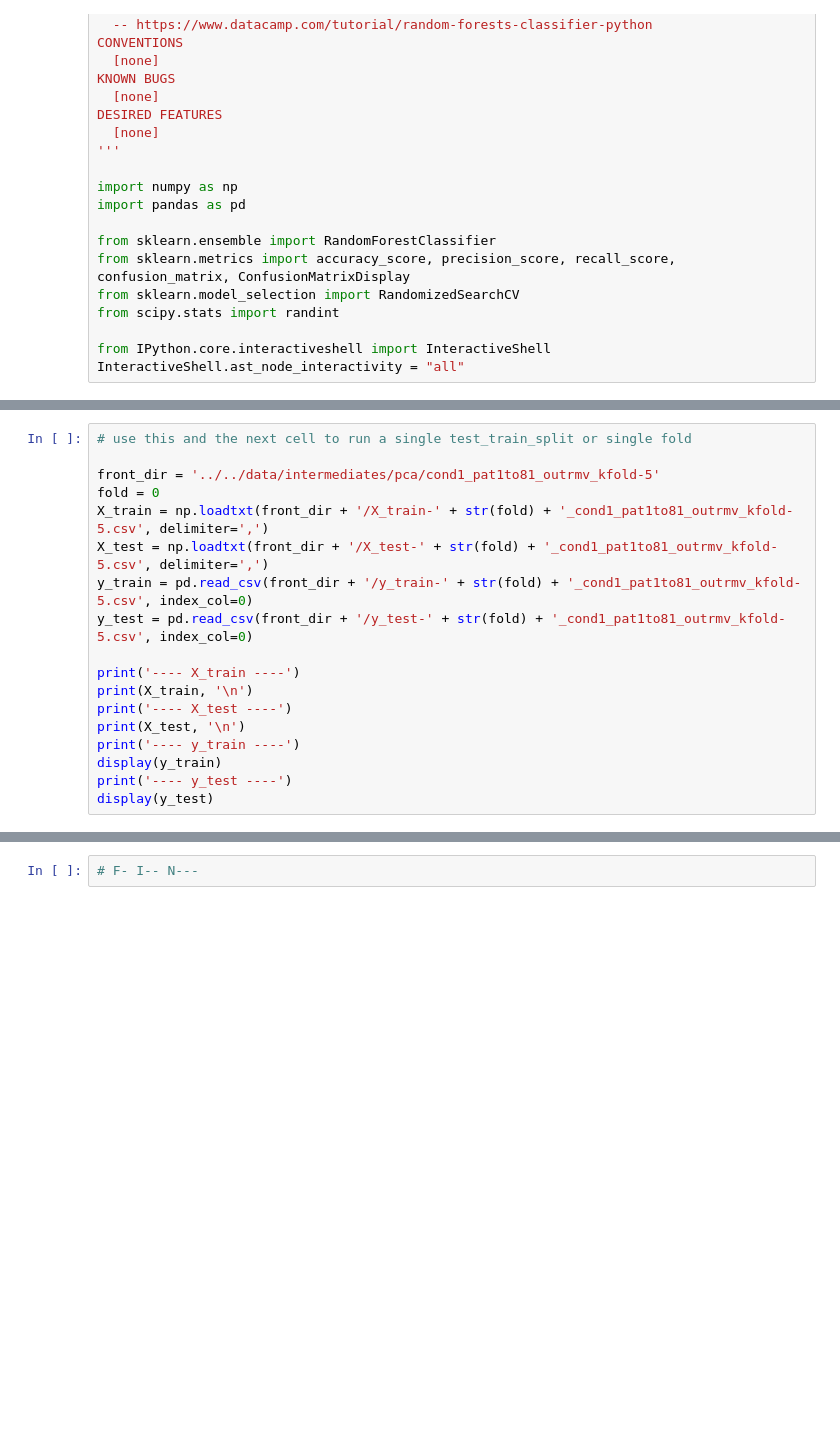
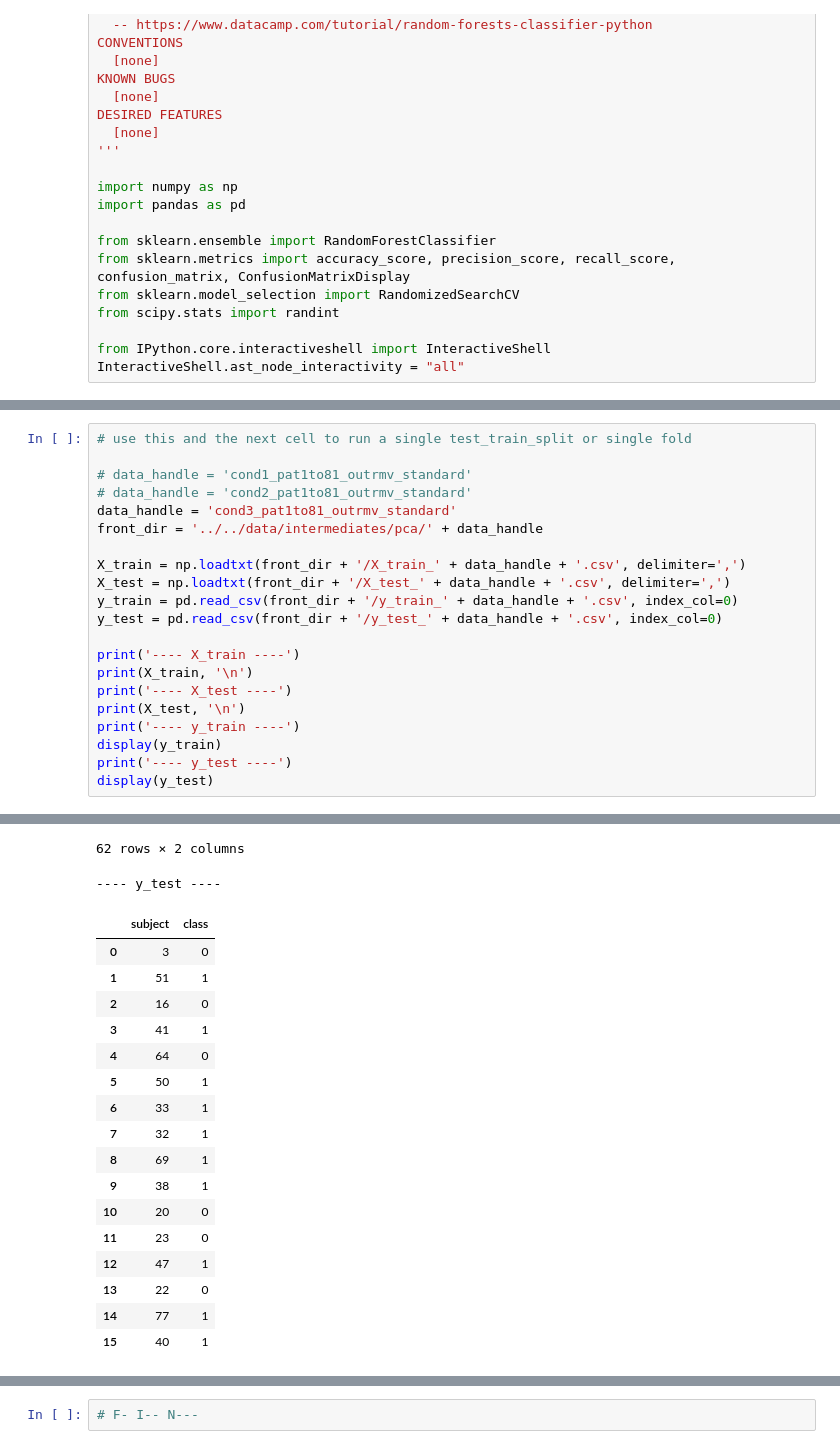
Before and after one commit to cgpayne/electropsychographer, a Jupyter notebook: notebooks/models/random_forest_all.ipynb, the cells around one changed output, grey strips where cells are left out. Saved outputs shown, nothing was run; the diff lists cells and outputs as text; blank space fills up the shorter version.

```diff
--- a/notebooks/models/random_forest_all.ipynb
+++ b/notebooks/models/random_forest_all.ipynb
@@ -104,12 +129,15 @@ class OptimalRF():
 # %%
 # use this and the next cell to run a single test_train_split or single fold
 
-front_dir = '../../data/intermediates/pca/cond1_pat1to81_outrmv_kfold-5'
-fold = 0
-X_train = np.loadtxt(front_dir + '/X_train-' + str(fold) + '_cond1_pat1to81_outrmv_kfold-5.csv', delimiter=',')
-X_test = np.loadtxt(front_dir + '/X_test-' + str(fold) + '_cond1_pat1to81_outrmv_kfold-5.csv', delimiter=',')
-y_train = pd.read_csv(front_dir + '/y_train-' + str(fold) + '_cond1_pat1to81_outrmv_kfold-5.csv', index_col=0)
-y_test = pd.read_csv(front_dir + '/y_test-' + str(fold) + '_cond1_pat1to81_outrmv_kfold-5.csv', index_col=0)
+# data_handle = 'cond1_pat1to81_outrmv_standard'
+# data_handle = 'cond2_pat1to81_outrmv_standard'
+data_handle = 'cond3_pat1to81_outrmv_standard'
+front_dir = '../../data/intermediates/pca/' + data_handle
+
+X_train = np.loadtxt(front_dir + '/X_train_' + data_handle + '.csv', delimiter=',')
+X_test = np.loadtxt(front_dir + '/X_test_' + data_handle + '.csv', delimiter=',')
+y_train = pd.read_csv(front_dir + '/y_train_' + data_handle + '.csv', index_col=0)
+y_test = pd.read_csv(front_dir + '/y_test_' + data_handle + '.csv', index_col=0)
 
 print('---- X_train ----')
 print(X_train, '\n')
@@ -119,3 +147,4 @@ print('---- y_train ----')
 display(y_train)
 print('---- y_test ----')
 display(y_test)
+# %% [output]
@@ -122,2 +180,21 @@ display(y_test)
+62 rows × 2 columns
+---- y_test ----
+|  | subject | class |
+| 0 | 3 | 0 |
+| 1 | 51 | 1 |
+| 2 | 16 | 0 |
+| 3 | 41 | 1 |
+| 4 | 64 | 0 |
+| 5 | 50 | 1 |
+| 6 | 33 | 1 |
+| 7 | 32 | 1 |
+| 8 | 69 | 1 |
+| 9 | 38 | 1 |
+| 10 | 20 | 0 |
+| 11 | 23 | 0 |
+| 12 | 47 | 1 |
+| 13 | 22 | 0 |
+| 14 | 77 | 1 |
+| 15 | 40 | 1 |
 # %%
 %%time
```
Also changed, not shown: parts of 6 cells of this notebook, 2 other files.
